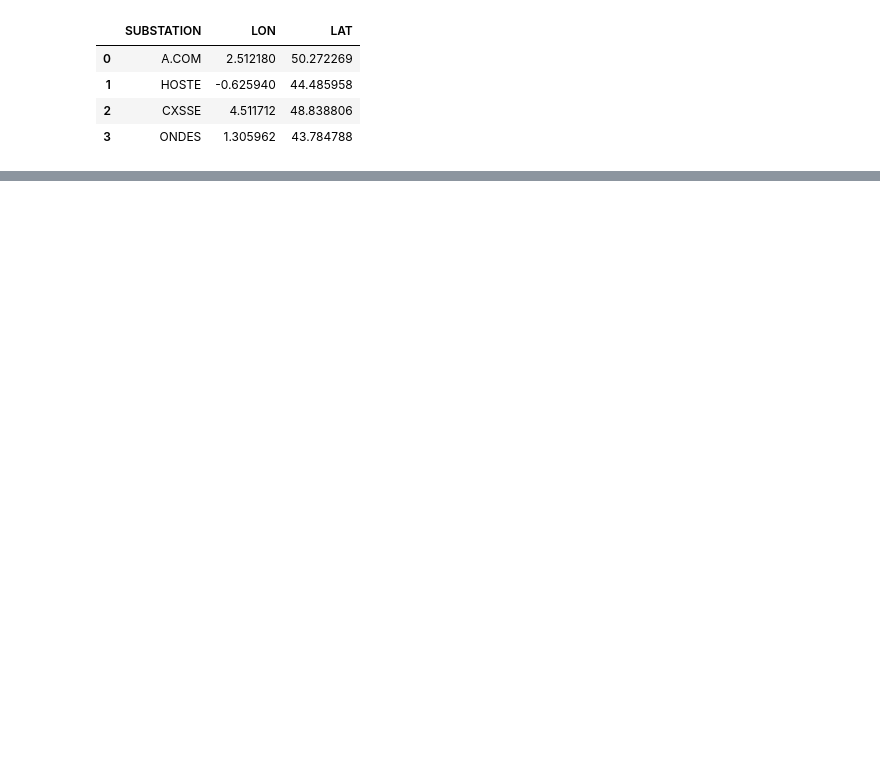
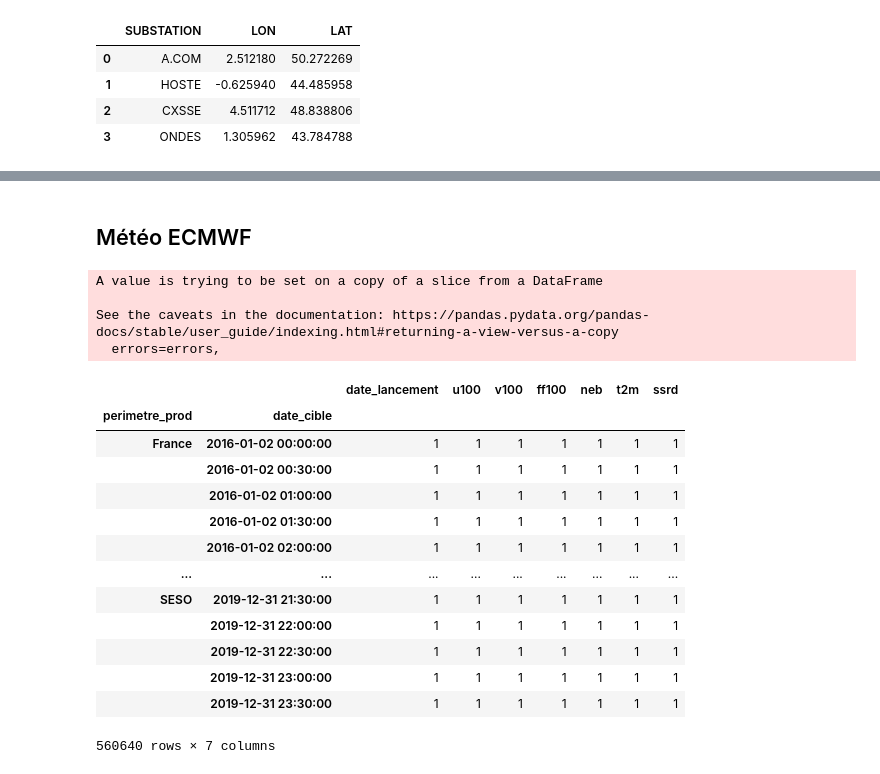
Before and after one commit to AlexandreRozier/ChallengePrevisionENR, a Jupyter notebook: main.ipynb, the cells around one changed output, grey strips where cells are left out. Drawn from its saved outputs; the diff is of its cells as text; code cells hidden in the pictures; blank space fills up the shorter version.

```diff
--- a/main.ipynb
+++ b/main.ipynb
@@ -260,0 +66,45 @@ test_df_result[['date_cible','perimetre_prod','type_prod','prev_FC']]\
+# %% [markdown]
+## Météo ECMWF
+# %%
+meteo_ce_ecmwf = pyreadr.read_r('meteo_ce_allvar_grille_ecmwf.RDS')[None]
+meteo_ce_ecmwf.rename(columns={'zone':'perimetre_prod'},inplace=True)
+
+def preprocess_meteo(df):
+    # Keep valid previsions (date_lancement < veille, 16h)
+    out_df = df[df.apply(keep_valid_forecasts, axis=1)]
+    out_df.drop(columns='echeance',inplace=True)
+    # Keep latest date_lancement for each date_cible
+    out_df = out_df.groupby(['perimetre_prod', 'date_cible']).last().reset_index()
+
+    return out_df
+
+def keep_valid_forecasts(row):
+    veille = (row.date_cible - timedelta(days=1))
+    earliest_valid_lancement = veille.replace(hour=16)
+    return row.date_lancement < earliest_valid_lancement
+
+
+valid_ce_meteo_df = preprocess_meteo(meteo_ce_ecmwf)
+# %% [output]
+A value is trying to be set on a copy of a slice from a DataFrame
+
+See the caveats in the documentation: https://pandas.pydata.org/pandas-docs/stable/user_guide/indexing.html#returning-a-view-versus-a-copy
+  errors=errors,
+# %%
+# Check if only one date_lancement per date_cible
+valid_ce_meteo_df.groupby(['perimetre_prod', 'date_cible']).count()
+# %% [output]
+|  |  | date_lancement | u100 | v100 | ff100 | neb | t2m | ssrd |
+| perimetre_prod | date_cible |  |  |  |  |  |  |  |
+| France | 2016-01-02 00:00:00 | 1 | 1 | 1 | 1 | 1 | 1 | 1 |
+|  | 2016-01-02 00:30:00 | 1 | 1 | 1 | 1 | 1 | 1 | 1 |
+|  | 2016-01-02 01:00:00 | 1 | 1 | 1 | 1 | 1 | 1 | 1 |
+|  | 2016-01-02 01:30:00 | 1 | 1 | 1 | 1 | 1 | 1 | 1 |
+|  | 2016-01-02 02:00:00 | 1 | 1 | 1 | 1 | 1 | 1 | 1 |
+| ... | ... | ... | ... | ... | ... | ... | ... | ... |
+| SESO | 2019-12-31 21:30:00 | 1 | 1 | 1 | 1 | 1 | 1 | 1 |
+|  | 2019-12-31 22:00:00 | 1 | 1 | 1 | 1 | 1 | 1 | 1 |
+|  | 2019-12-31 22:30:00 | 1 | 1 | 1 | 1 | 1 | 1 | 1 |
+|  | 2019-12-31 23:00:00 | 1 | 1 | 1 | 1 | 1 | 1 | 1 |
+|  | 2019-12-31 23:30:00 | 1 | 1 | 1 | 1 | 1 | 1 | 1 |
+560640 rows × 7 columns
```
Also changed, not shown: parts of 41 cells of this notebook.
